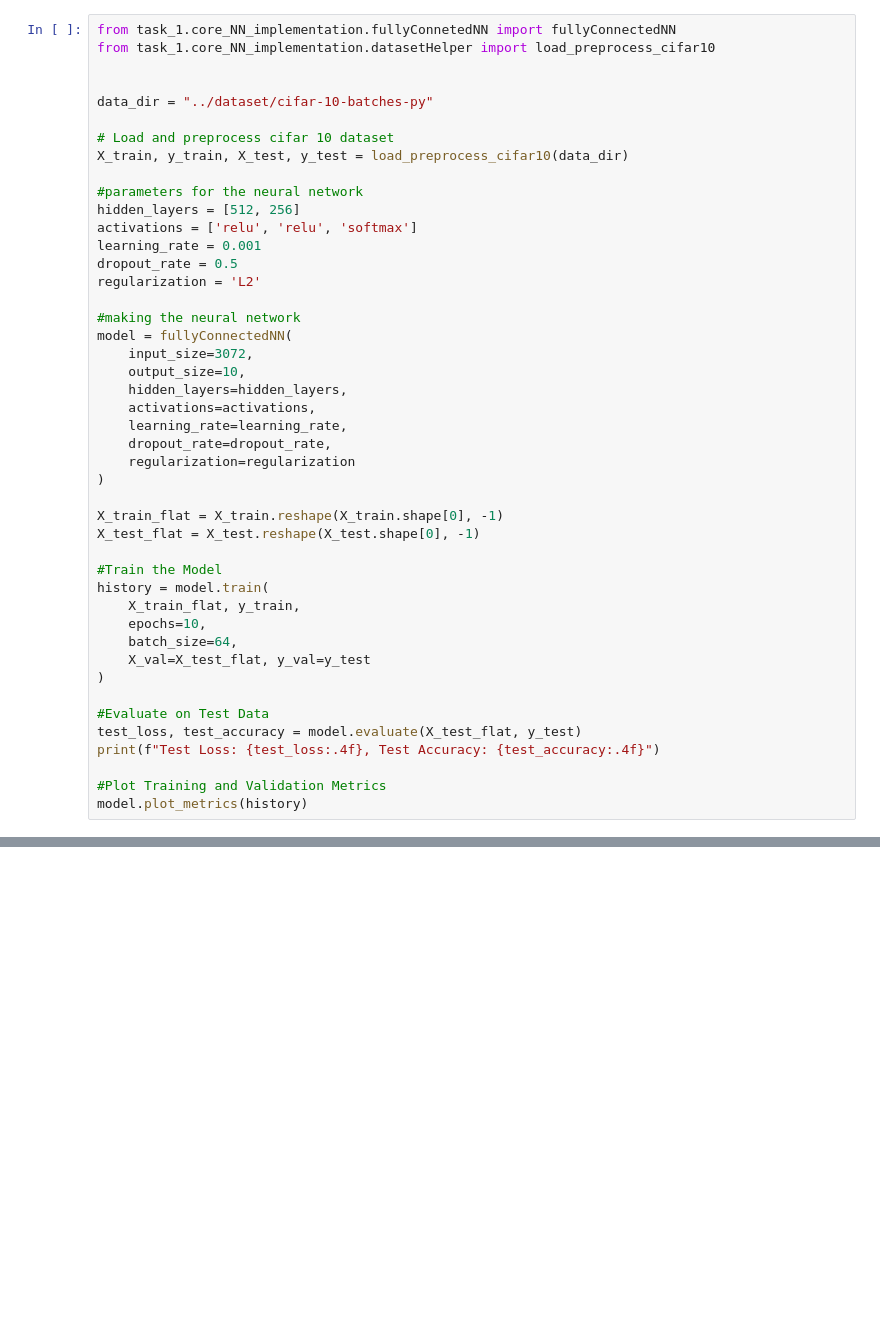
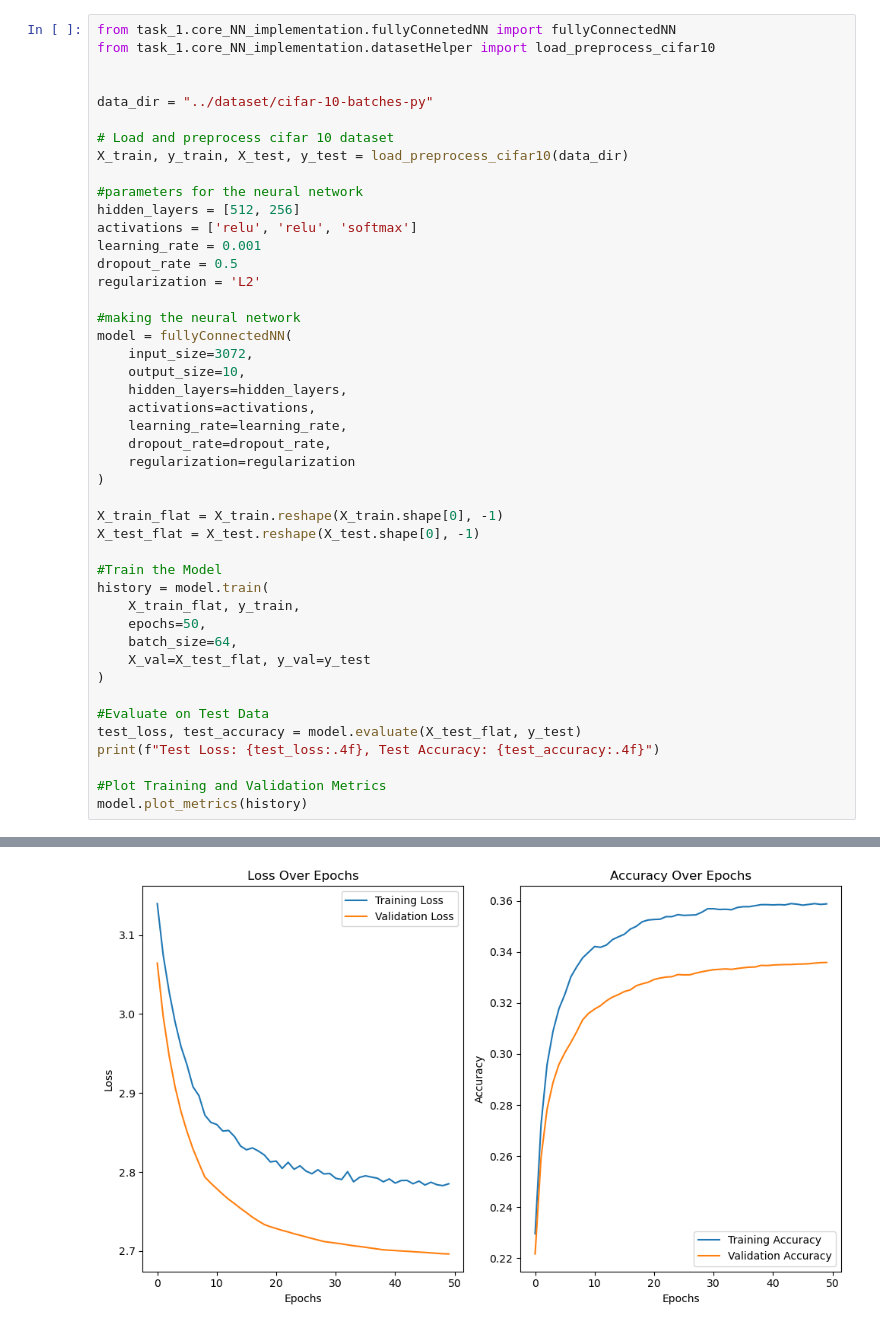
Before and after one commit to KPflitsch/IN3063_Group_1, a Jupyter notebook: task_1/core_NN_implementation/trainAndPlot.ipynb, the cells around one changed output, grey strips where cells are left out. Saved outputs shown, nothing was run; the diff lists cells and outputs as text; blank space fills up the shorter version.

```diff
--- a/task_1/core_NN_implementation/trainAndPlot.ipynb
+++ b/task_1/core_NN_implementation/trainAndPlot.ipynb
@@ -32,7 +32,7 @@ X_test_flat = X_test.reshape(X_test.shape[0], -1)
 #Train the Model
 history = model.train(
     X_train_flat, y_train,
-    epochs=10,
+    epochs=50,
     batch_size=64,
     X_val=X_test_flat, y_val=y_test
 )
@@ -54,3 +64,4 @@ KeyboardInterrupt:
+[figure, added]
 # %%
 #Plot learing rate
 model.plot_learning_rate(history['learning_rate'])
```
Also changed, not shown: parts of 2 cells of this notebook.
